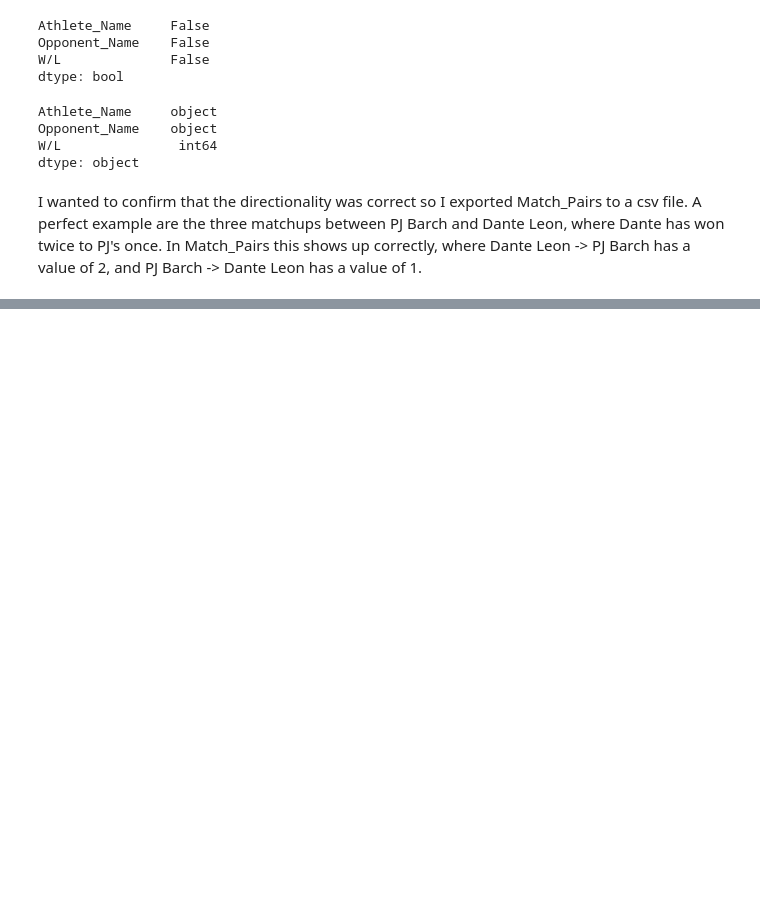
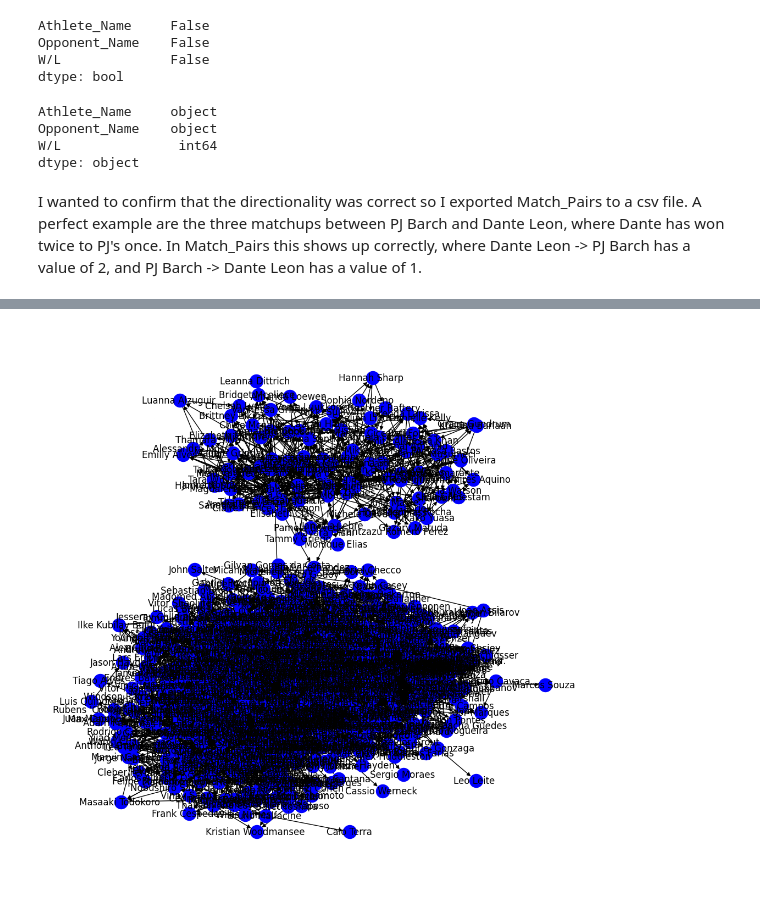
Before and after one commit to gossdante/bjj_network, a Jupyter notebook: network.ipynb, the cells around one changed output, grey strips where cells are left out. Cells and saved outputs as stored; diff of their text form; code cells hidden in the pictures; blank space fills up the shorter version.

```diff
--- a/network.ipynb
+++ b/network.ipynb
@@ -242,0 +318,3 @@ TypeError: show() got an unexpected keyword argument 'encoding'
+# %%
+Athlete_Info_20 = Athlete_Info.loc[Athlete_Info['Total_Matches']>=20]
+# 500 Athletes
@@ -242,0 +346,13 @@ TypeError: show() got an unexpected keyword argument 'encoding'
+# %%
+Match_Pairs_20 = Wins_20.groupby(['Athlete_Name','Opponent_Name'])['W/L'].count().reset_index()
+G = nx.from_pandas_edgelist(Match_Pairs_10,
+                            source = 'Athlete_Name',
+                            target = 'Opponent_Name',
+                            edge_attr = 'W/L',
+                            create_using = nx.DiGraph())
+pos = nx.kamada_kawai_layout(G)
+plt.figure(figsize = (10,10))
+nx.draw(G,with_labels = True, node_color = 'blue',edge_cmap = plt.cm.Blues, pos = pos)
+plt.show()
+# %% [output]
+[figure, added]
```
Also changed, not shown: parts of 28 cells of this notebook.
